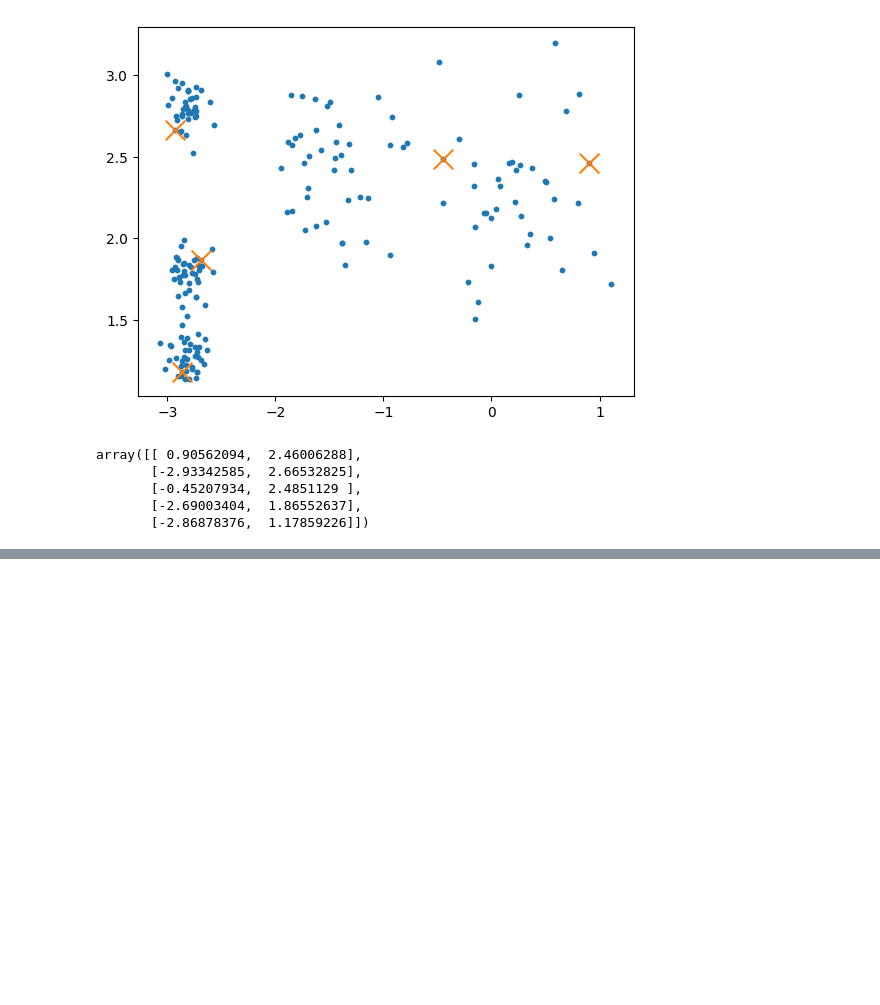
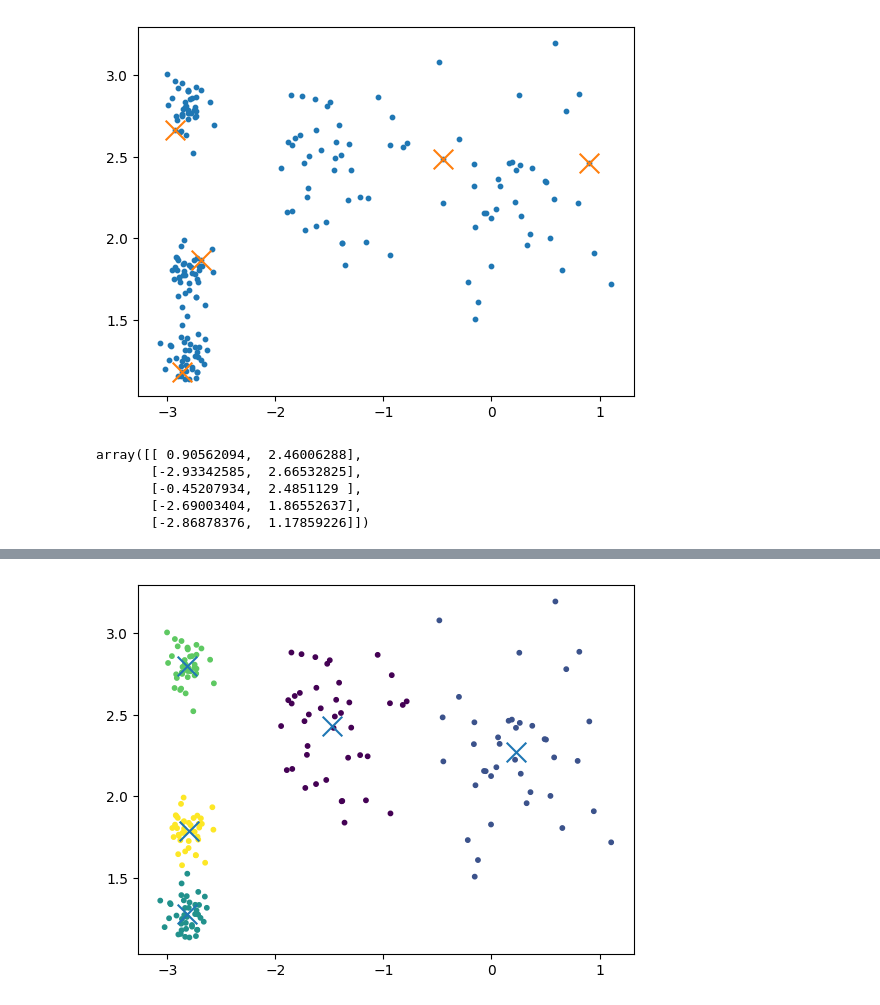
Before and after one commit to AliyarBhos/Works-done-in-Div-Academy, a Jupyter notebook: Module3(From_28_jan)/End_To_End_Machine_Learning(Clustering).ipynb, the cells around one changed output, grey strips where cells are left out. Cells and saved outputs as stored; diff of their text form; code cells hidden in the pictures; blank space fills up the shorter version.

```diff
--- a/Module3(From_28_jan)/End_To_End_Machine_Learning(Clustering).ipynb
+++ b/Module3(From_28_jan)/End_To_End_Machine_Learning(Clustering).ipynb
@@ -93,0 +203,10 @@ array([[ 0.90562094,  2.46006288],
+# %%
+from sklearn.cluster import KMeans
+km = KMeans(n_clusters=5, random_state=10)
+y_pred = km.fit_predict(X)
+
+plt.scatter(X[:, 0], X[:, 1], s=10, c=y_pred)
+plt.scatter(km.cluster_centers_[:, 0], km.cluster_centers_[:, 1], marker='x', s=200)
+plt.show()
+# %% [output]
+[figure, added]
```
Also changed, not shown: parts of 9 cells of this notebook.
